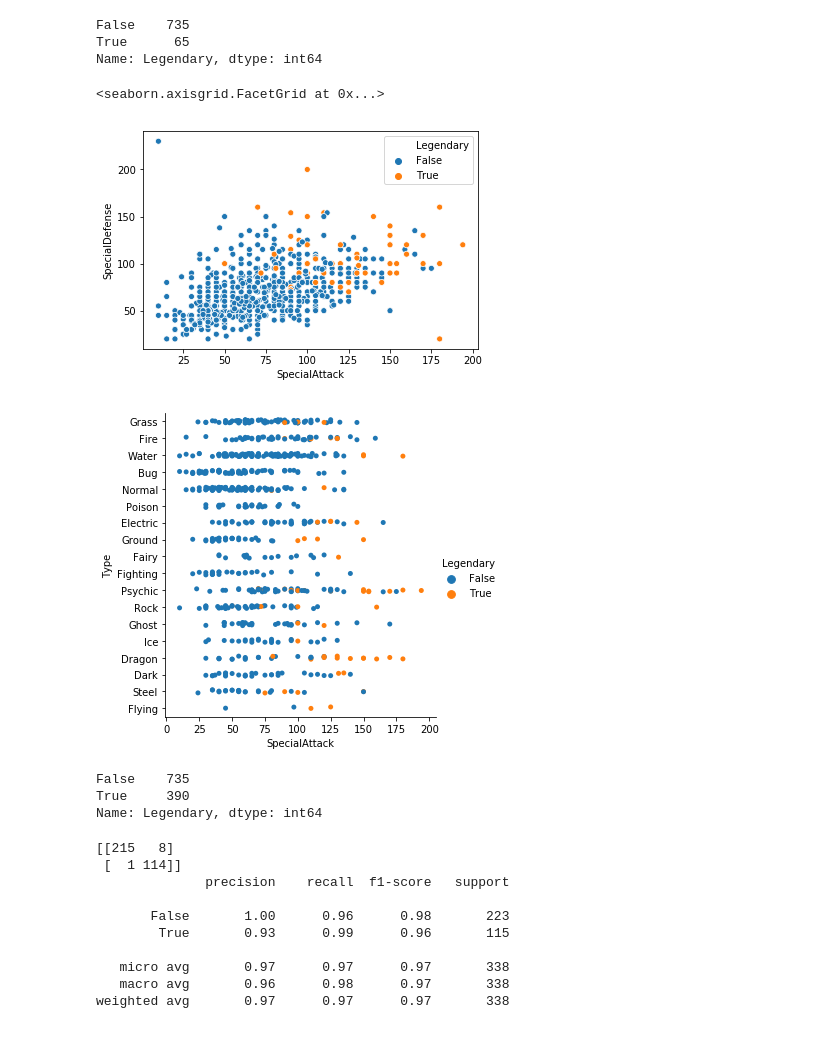
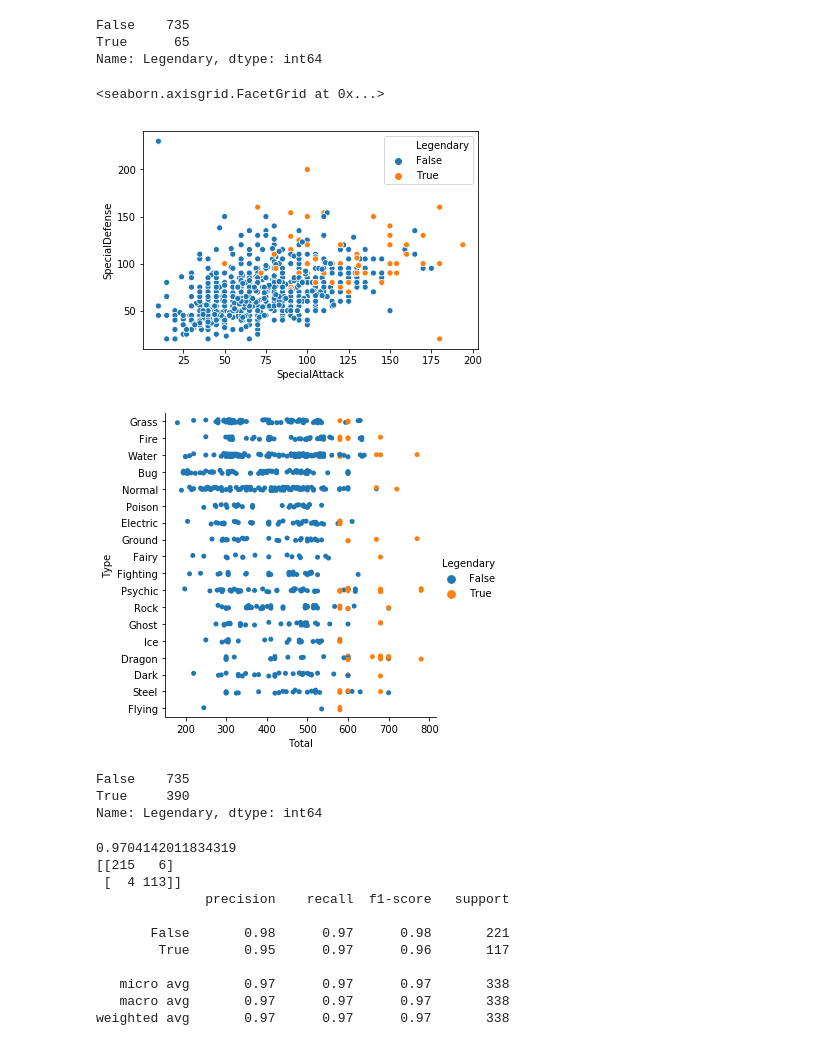
Before and after one commit to DuS4NN/Orlicek_NS2019, a Jupyter notebook: Projekt.ipynb, the cells around one changed output. Drawn from its saved outputs; the diff is of its cells as text; code cells hidden in the pictures.

Commit message:
Úprava vizualizácie výsledkov a datasetu

```diff
--- a/Projekt.ipynb
+++ b/Projekt.ipynb
@@ -24,10 +36,9 @@ dataset.head()
 del dataset['#']
 del dataset['Type2']
 del dataset['Name']
-del dataset['Total']
 
 #Premenujeme stĺpce pre jednoduchšiu prácu.
-dataset.columns = ['Type', 'HP', 'Attack', 'Defense', 'SpecialAttack', 'SpecialDefense', 'Speed', 'Generation', 'Legendary']
+dataset.columns = ['Type', 'Total', 'HP', 'Attack', 'Defense', 'SpecialAttack', 'SpecialDefense', 'Speed', 'Generation', 'Legendary']
 # %%
 dataset.describe()
 # %% [output]
@@ -69,13 +81,14 @@ False    735
 True      65
 Name: Legendary, dtype: int64
 # %%
-#Na grafoch môžeme vidieť, že  skutočne legendárny pokémoni majú vyššie hodnoty niektorých štatistík.
-sns.scatterplot(x='SpecialAttack', y='SpecialDefense', data=dataset,hue="Legendary")
-sns.catplot(x='SpecialAttack', y='Type', data=dataset,hue="Legendary")
+#Na grafoch môžeme vidieť, že legendárny pokémoni majú vyššie hodnoty štatistík.
+sn.scatterplot(x='SpecialAttack', y='SpecialDefense', data=dataset,hue="Legendary")
+#Total označuje súčet všetkých štatistík a je možné vidieť, že legendárny pokémoni majú total vyšší, ako nelegendárny.
+sn.catplot(x='Total', y='Type', data=dataset,hue="Legendary")
 # %% [output]
 <seaborn.axisgrid.FacetGrid at 0x...>
 [figure]
-[figure, old version]
+[figure, new version]
 # %%
 #Pridáme do datasetu viac legendárnych pokémonov, aby bol dataset vyváženejší a trénovanie úspešnejšie.
 legendary = dataset[dataset['Legendary'] == True]
@@ -102,21 +115,27 @@ scaled_dataset = scaler.transform(sc_x)
 #Rozdelíme si dáta na trénovacie a testovacie v pomere 70:30.
 X_train, X_test, y_train, y_test = train_test_split(scaled_dataset,dataset['Legendary'],test_size=0.30)
 # %%
-#Znovu zahájime trénovanie viacvrstvového perceptronu, ktorého parametre sme získali pomocou GridSearchCV knižnice.
-MLPC = MLPClassifier(activation='relu', solver='adam', alpha=0.01, hidden_layer_sizes=(14,), max_iter=1000, random_state=0)
+#Zahájime trénovanie viacvrstvového perceptronu, ktorého parametre sme získali pomocou GridSearchCV knižnice.
+MLPC = MLPClassifier(activation='relu', solver='adam', alpha=0.01, hidden_layer_sizes=(14,), max_iter=550, random_state=0)
+#Maximálny počet iterácií sme si zvolili vďaka varovaniu ConvergenceWarning, ktoré nás upozorní, ak je počet iterácií
+#nedostačujúci.
 MLPC.fit(X_train, y_train)
 prediction = MLPC.predict(X_test)
-MLPC.score(X_test, y_test)
-print(confusion_matrix(y_test,prediction))
-print(classification_report(y_test,prediction))
+
+#Výpis výsledkov
+print(MLPC.score(X_test, y_test))
+cfm = confusion_matrix(y_test, prediction)
+print(cfm)
+print(classification_report(y_test, prediction))
 # %% [output]
-[[215   8]
- [  1 114]]
+0.9704142011834319
+[[215   6]
+ [  4 113]]
               precision    recall  f1-score   support
 
-       False       1.00      0.96      0.98       223
-        True       0.93      0.99      0.96       115
+       False       0.98      0.97      0.98       221
+        True       0.95      0.97      0.96       117
 
    micro avg       0.97      0.97      0.97       338
-   macro avg       0.96      0.98      0.97       338
+   macro avg       0.97      0.97      0.97       338
 weighted avg       0.97      0.97      0.97       338
```
Also changed, not shown: parts of 9 cells of this notebook.
